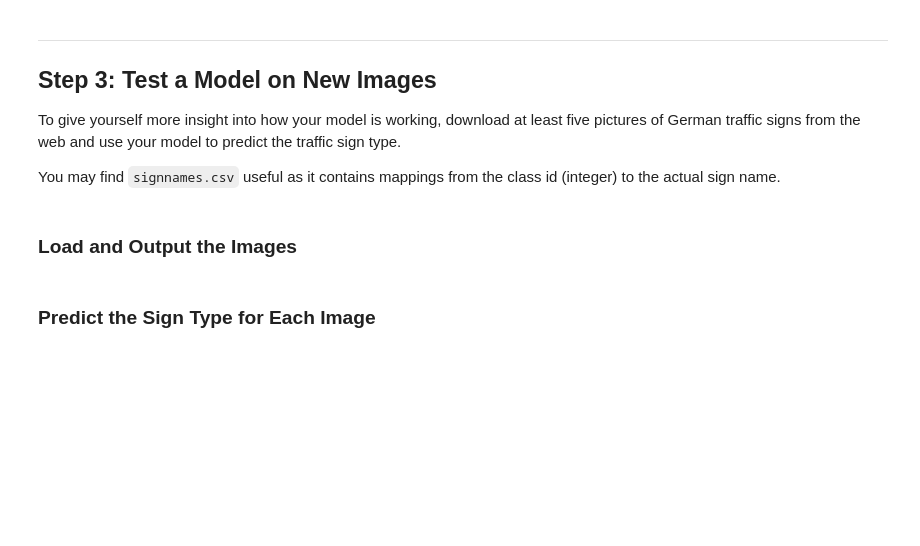
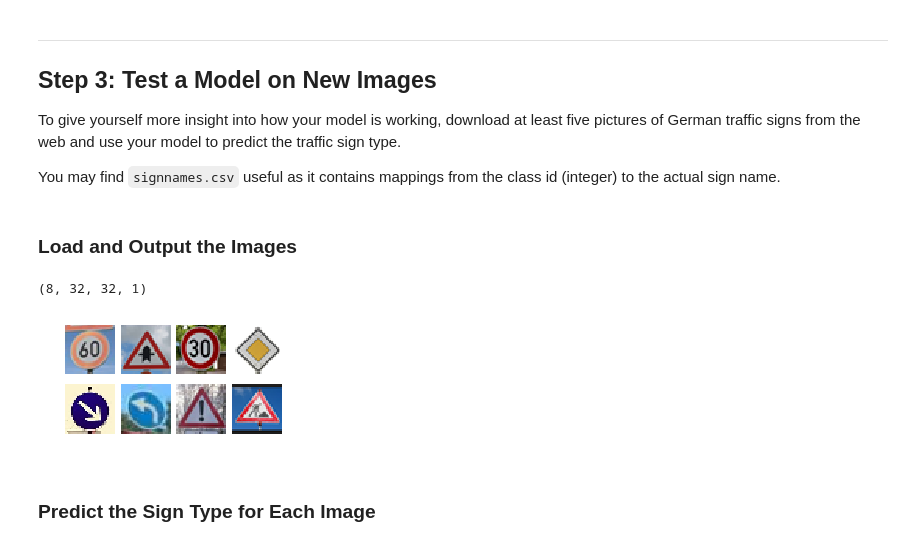
Before and after one commit to GitEasonXu/CarND-Traffic-Sign-Classifier-Project, a Jupyter notebook: Traffic_Sign_Classifier.ipynb, the cells around one changed output. Cells and saved outputs as stored; diff of their text form; code cells hidden in the pictures; blank space fills up the shorter version.

```diff
--- a/Traffic_Sign_Classifier.ipynb
+++ b/Traffic_Sign_Classifier.ipynb
@@ -424,34 +440,37 @@ You may find `signnames.csv` useful as it contains mappings from the class id (i
 # %%
 ### Load the images and plot them here.
 ### Feel free to use as many code cells as needed.
 import matplotlib.pyplot as plt
 %matplotlib inline
 
 import tensorflow as tf
 import numpy as np
 import cv2
 import glob
 import matplotlib.image as mpimg
 
 fig, axs = plt.subplots(2,4, figsize=(4, 2))
 fig.subplots_adjust(hspace = .2, wspace=.001)
 axs = axs.ravel()
 
 my_images = []
 
 for i, img in enumerate(glob.glob('./my-found-traffic-signs/*x.png')):
     image = cv2.imread(img)                                     #use PIL
     axs[i].axis('off')
     axs[i].imshow(cv2.cvtColor(image, cv2.COLOR_BGR2RGB))
     my_images.append(image)
 
 my_images = np.asarray(my_images)
 
-my_images_gry = np.sum(my_images/3, axis=3, keepdims=True)
+my_images_gry = rgb2gray_mean(my_images)
 
 my_images_normalized = (my_images_gry - 128)/128
 
 print(my_images_normalized.shape)
+# %% [output]
+(8, 32, 32, 1)
+[figure, added]
 # %% [markdown]
 ### Predict the Sign Type for Each Image
 # %%
```
Also changed, not shown: parts of 6 cells of this notebook.
